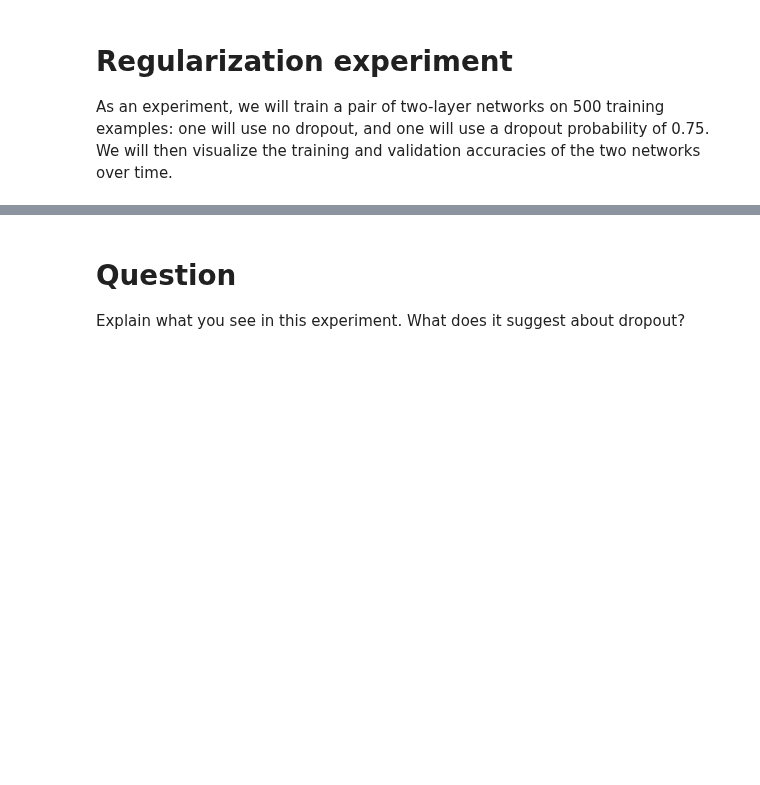
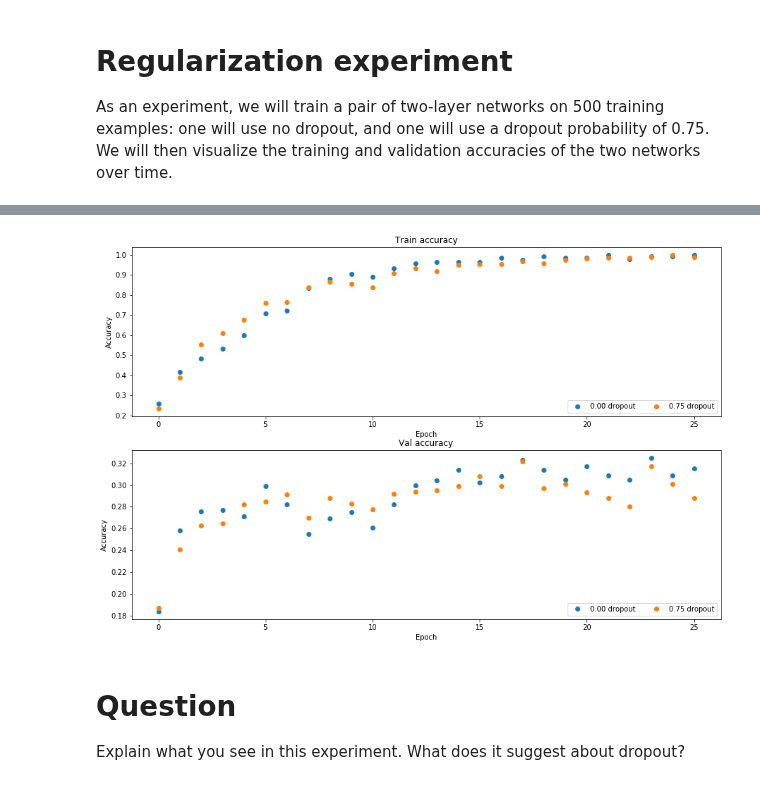
Before and after one commit to mduszyk/cs231n, a Jupyter notebook: assignment2/Dropout.ipynb, the cells around one changed output, grey strips where cells are left out. Drawn from its saved outputs; the diff is of its cells as text; code cells hidden in the pictures; blank space fills up the shorter version.

Commit message:
dropout experiment

```diff
--- a/assignment2/Dropout.ipynb
+++ b/assignment2/Dropout.ipynb
@@ -170,31 +188,33 @@ for dropout in dropout_choices:
 # %%
 # Plot train and validation accuracies of the two models
 
-train_accs = []
-val_accs = []
-for dropout in dropout_choices:
-  solver = solvers[dropout]
-  train_accs.append(solver.train_acc_history[-1])
-  val_accs.append(solver.val_acc_history[-1])
+#train_accs = []
+#val_accs = []
+#for dropout in dropout_choices:
+#  solver = solvers[dropout]
+#  train_accs.append(solver.train_acc_history[-1])
+#  val_accs.append(solver.val_acc_history[-1])
 
 plt.subplot(3, 1, 1)
 for dropout in dropout_choices:
   plt.plot(solvers[dropout].train_acc_history, 'o', label='%.2f dropout' % dropout)
 plt.title('Train accuracy')
 plt.xlabel('Epoch')
 plt.ylabel('Accuracy')
 plt.legend(ncol=2, loc='lower right')
 
 plt.subplot(3, 1, 2)
 for dropout in dropout_choices:
   plt.plot(solvers[dropout].val_acc_history, 'o', label='%.2f dropout' % dropout)
 plt.title('Val accuracy')
 plt.xlabel('Epoch')
 plt.ylabel('Accuracy')
 plt.legend(ncol=2, loc='lower right')
 
 plt.gcf().set_size_inches(15, 15)
 plt.show()
+# %% [output]
+[figure, added]
 # %% [markdown]
 # Question
 Explain what you see in this experiment. What does it suggest about dropout?
```
Also changed, not shown: parts of 1 cell of this notebook.
